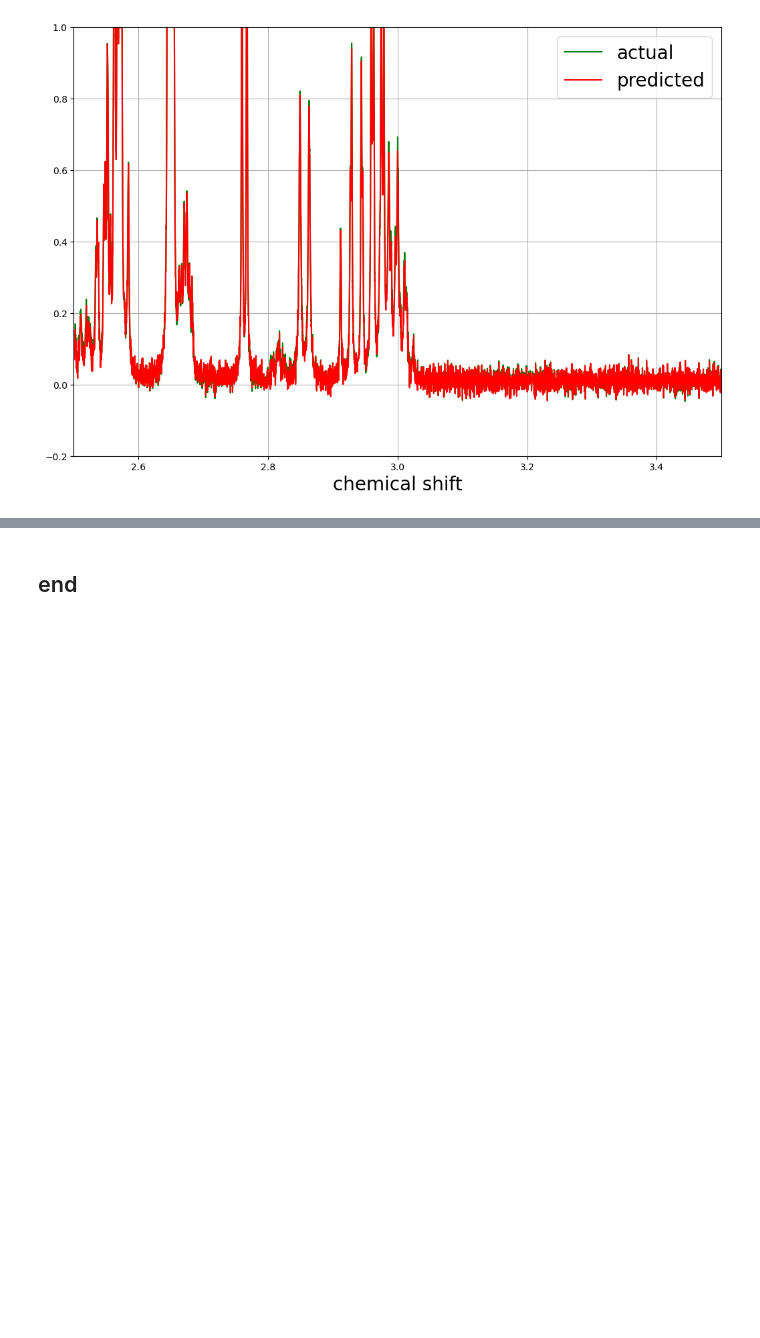
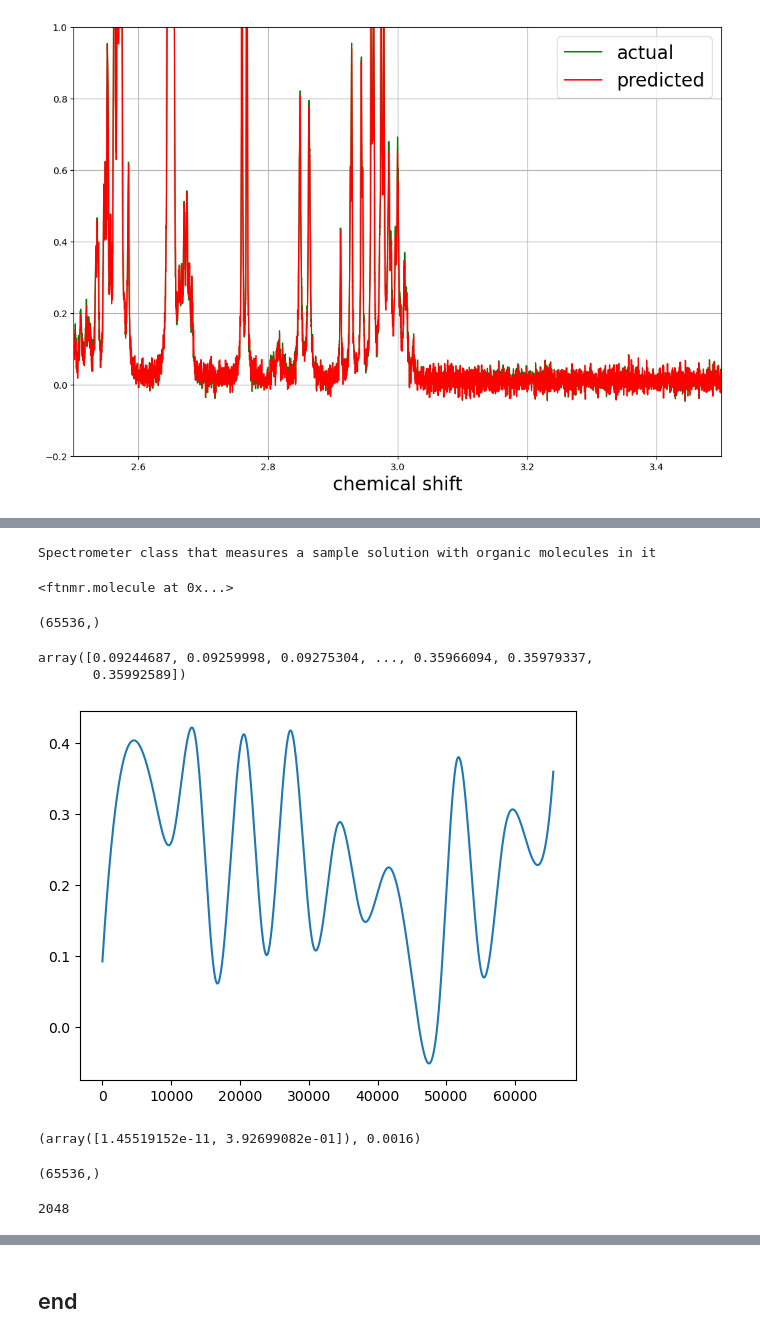
Before and after one commit to sejin8642/projnmr, a Jupyter notebook: scripts/prototyping.ipynb, the cells around one changed output, grey strips where cells are left out. Saved outputs shown, nothing was run; the diff lists cells and outputs as text; code cells hidden in the pictures; blank space fills up the shorter version.

```diff
--- a/scripts/prototyping.ipynb
+++ b/scripts/prototyping.ipynb
@@ -2318,0 +2328,5 @@ The PostScript backend does not support transparency; partially transparent arti
+# %%
+spec = ftnmr.spectrometer(shift_maximum=128.0)
+spec
+# %% [output]
+Spectrometer class that measures a sample solution with organic molecules in it
@@ -2318,0 +2344,21 @@ The PostScript backend does not support transparency; partially transparent arti
+# %%
+mole = ftnmr.molecule(hydrogens=hydrogens, couplings=couplings)
+mole
+# %% [output]
+<ftnmr.molecule at 0x...>
+# %%
+spec.artifact(baseline=True, phase_shift=True)
+spec.spectra_artifact.shape
+# %% [output]
+(65536,)
+# %%
+baseline_artifact = spec.spectra_artifact
+baseline_artifact
+# %% [output]
+array([0.09244687, 0.09259998, 0.09275304, ..., 0.35966094, 0.35979337,
+       0.35992589])
+# %%
+plt.plot(baseline_artifact)
+plt.show()
+# %% [output]
+[figure, added]
@@ -2318,0 +2368,5 @@ The PostScript backend does not support transparency; partially transparent arti
+# %%
+std = spec.std
+spec.ps, std
+# %% [output]
+(array([1.45519152e-11, 3.92699082e-01]), 0.0016)
@@ -2318,0 +2376,5 @@ The PostScript backend does not support transparency; partially transparent arti
+# %%
+spectra, target = spec()
+spectra.shape
+# %% [output]
+(65536,)
@@ -2318,0 +2383,5 @@ The PostScript backend does not support transparency; partially transparent arti
+# %%
+seg_size = int(original_shift.shape[0]/32)
+seg_size
+# %% [output]
+2048
```
Also changed, not shown: parts of 21 cells of this notebook, 12 other files.
